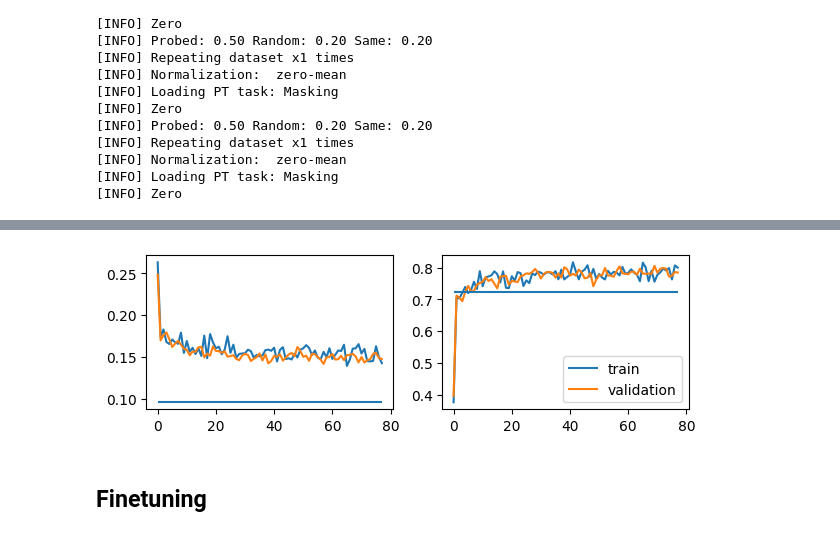
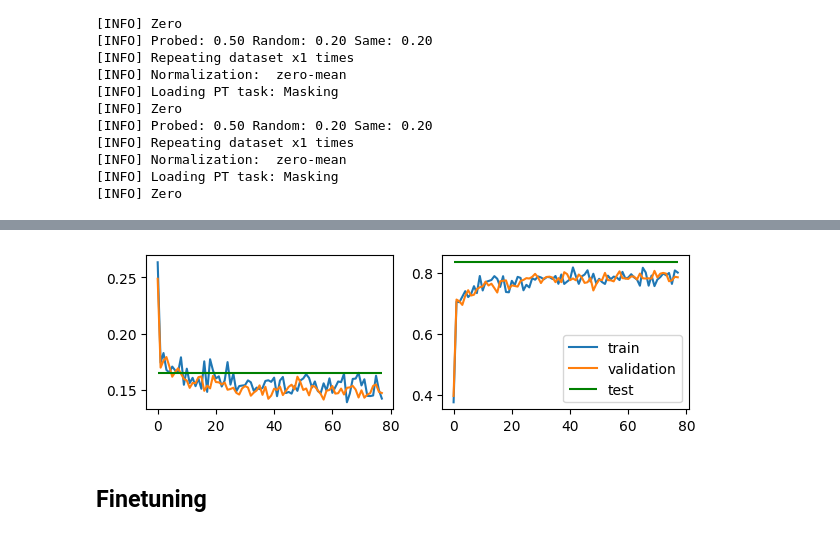
Before and after one commit to cridonoso/astromer, a Jupyter notebook: presentation/pipelines/pipeline_0/Untitled.ipynb, the cells around one changed output, grey strips where cells are left out. Cells and saved outputs as stored; diff of their text form; code cells hidden in the pictures.

```diff
--- a/presentation/pipelines/pipeline_0/Untitled.ipynb
+++ b/presentation/pipelines/pipeline_0/Untitled.ipynb
@@ -27,8 +27,12 @@ os.environ["CUDA_VISIBLE_DEVICES"] = "-1"
 To enable them in other operations, rebuild TensorFlow with the appropriate compiler flags.
 # %%
 root = './presentation/results/zero/2024-04-24_16-13-23/'
-adam_op = Adam(1e-5, beta_1=0.9, beta_2=0.98, epsilon=1e-9,
-               clipvalue=1e-4)
+adam_op = Adam(1e-5,
+               beta_1=0.9,
+               beta_2=0.98,
+               clipvalue=1e-4,
+               epsilon=1e-9)
 astromer, config = load_pt_model(os.path.join(root, 'pretraining'), optimizer=adam_op)
+
 pd.DataFrame([config])[['data', 'arch', 'lr', 'probed', 'rs', 'same', 'mask_format', 'm_alpha']]
 # %% [output]
@@ -43,13 +73,15 @@ pd.DataFrame([config])[['data', 'arch', 'lr', 'probed', 'rs', 'same', 'mask_form
 # %% [markdown]
 ## Loading downstream data
 # %%
-data_path = './data/records/alcock/fold_0/alcock_100/'
+data_path = './data/records/atlas/fold_0/atlas_500/'
 loaders = build_loader(data_path,
                        config,
-                       batch_size=32,
+                       batch_size=1024,
                        clf_mode=False,
                        sampling=False,
-                       normalize='zero-mean')
+                       normalize='zero-mean',
+                       old_version=False,
+                       return_test=True)
 # %% [output]
 [INFO] Probed: 0.50 Random: 0.20 Same: 0.20
 [INFO] Repeating dataset x1 times
@@ -76,17 +110,17 @@ test_loss, test_r2, test_rmse = astromer.evaluate(loaders['test'].take(10))
 # %%
 fig, axes = plt.subplots(1, 2, figsize=(7, 2))
 for sset in ['train', 'validation']:
     m = get_metrics(os.path.join(root, 'pretraining', 'tensorboard', sset))
     axes[0].plot(m['step'], m['value'])
     m = get_metrics(os.path.join(root, 'pretraining', 'tensorboard', sset), metric_name='epoch_r_square')
     axes[1].plot(m['step'], m['value'], label=sset)
 
-axes[0].hlines(test_loss, 0, m['step'].max())
-axes[1].hlines(test_r2, 0, m['step'].max())
+axes[0].hlines(test_loss, 0, m['step'].max(), color='g', label='test')
+axes[1].hlines(test_r2, 0, m['step'].max(), color='g', label='test')
 plt.legend()
 plt.show()
 # %% [output]
-[figure, old version]
+[figure, new version]
 # %% [markdown]
 ## Finetuning
 # %%
```
Also changed, not shown: parts of 19 cells of this notebook, 6 other files.
